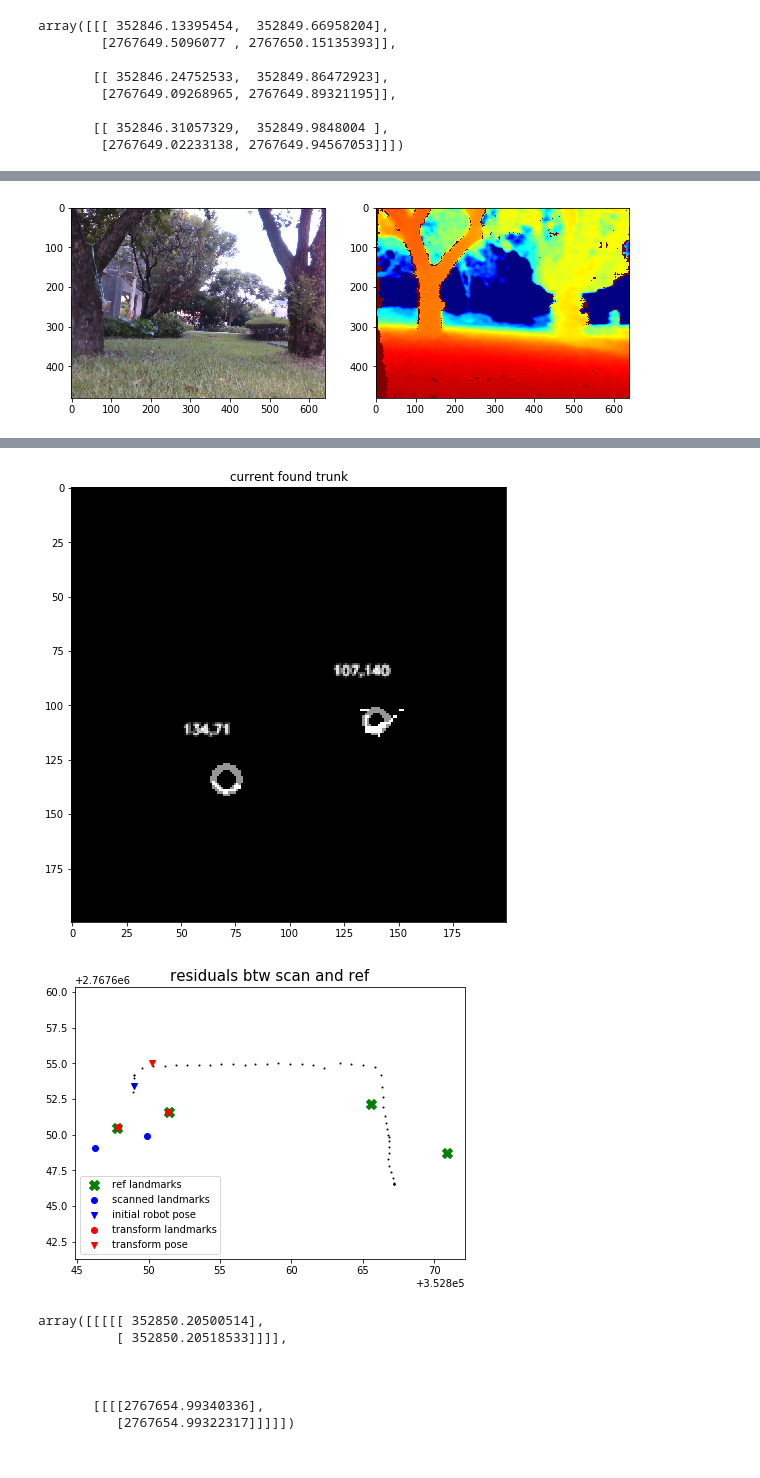
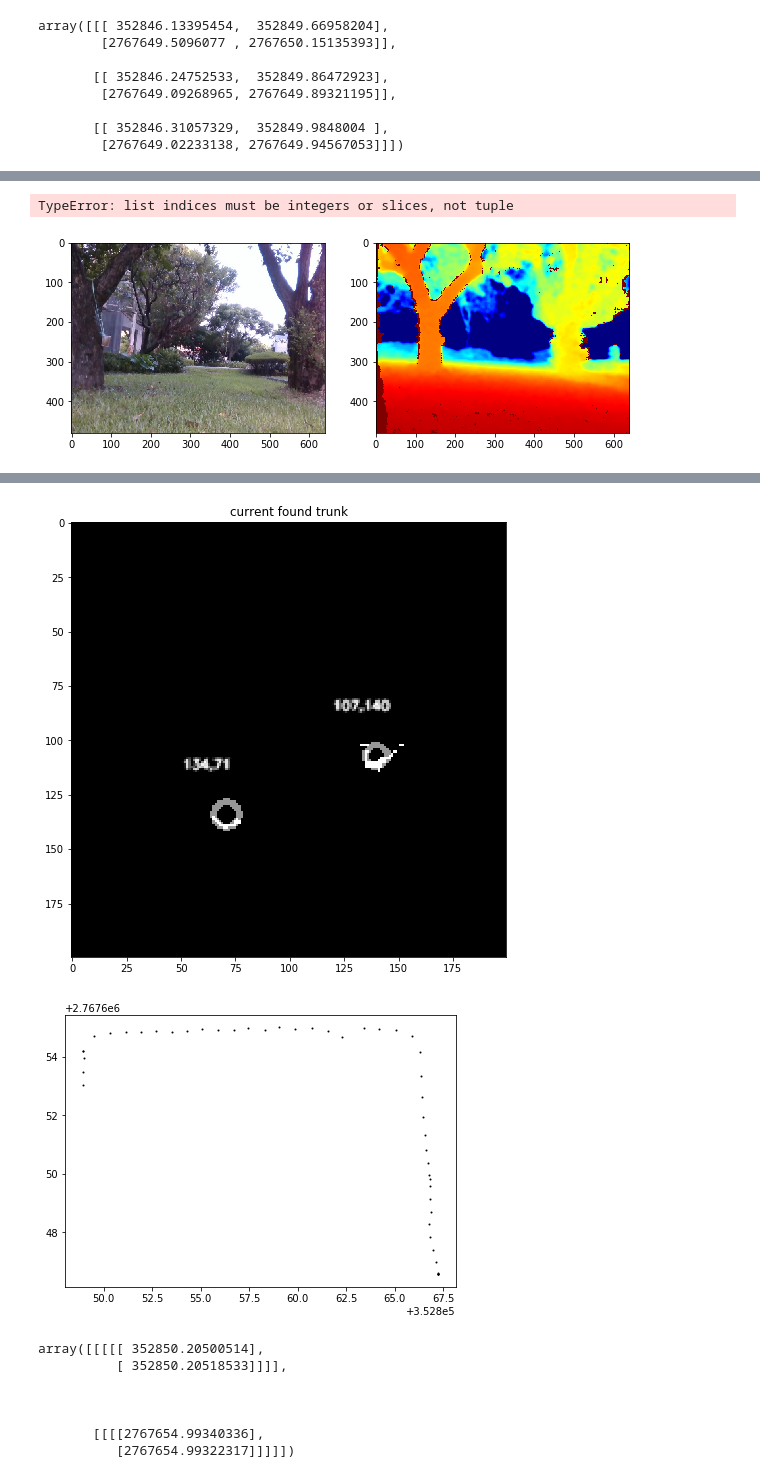
Before and after one commit to Chen-Yu-Qiang/mapping_explorer, a Jupyter notebook: jupyterNotebook/demo_test_loc_series.ipynb, the cells around one changed output, grey strips where cells are left out. Cells and saved outputs as stored; diff of their text form; code cells hidden in the pictures.

```diff
--- a/jupyterNotebook/demo_test_loc_series.ipynb
+++ b/jupyterNotebook/demo_test_loc_series.ipynb
@@ -476,9 +484,16 @@ cY_utm_ref = center_utm_ref[1,:]
 # plt.legend()
 # plt.draw()
 
+fig5 = plt.figure(figsize=(7,5))
+plt.scatter(cX_utm_ref, cY_utm_ref, c='g', label='ref landmarks', marker='X',s=100)
+# plt.scatter(utm_x_ref, utm_y_ref, label='start_recording',c='black')
+plt.scatter(cX_utm_loc, cY_utm_loc, label='scanned landmarks',c='b')
+plt.scatter(utm_x_loc, utm_y_loc, label='initial robot pose',c='b', marker="v")
+
 ''' find rigid transformation '''
 P = center_utm_ref
 U = center_utm_loc
+utm_loc = np.array([[utm_x_loc],[utm_y_loc]])
 resid_scalar = 50
 
 def find_second(row_index, first_min):
@@ -542,8 +557,9 @@ while resid_scalar > 1:
     print('R: ',R)
     print('theta (deg): ',(np.arctan2(-R[1,0], R[0,0]))/np.pi*180)
     print('translation: ',t)
+
     U_new = R@X+U_bar+t
-    utm_loc = np.array([[utm_x_loc],[utm_y_loc]])
+
     utm_loc_decentral = utm_loc-U_bar
     utm_loc_new = R@utm_loc_decentral+U_bar+t
 
@@ -553,6 +569,8 @@ while resid_scalar > 1:
     resid_scalar = residuals.sum()
     print("residual = ",resid_scalar)
     U = U_new
+    utm_loc = np.array([[utm_loc_new[0][0]],[utm_loc_new[1][0]]])
+
     print("iteration time: ", count)
     if count>4:
         print("iterate over 5 times!!")
@@ -562,11 +580,6 @@ while resid_scalar > 1:
 traj = np.load('/home/ncslaber/109-2/210725_NTU_leftAreaLibrary/ntu_test2_2021-07-25-17-42-59/traj_GPS_filtered.npy')
 traj_x = traj[0,:]
 traj_y = traj[1,:]
-fig5 = plt.figure(figsize=(7,5))
-plt.scatter(cX_utm_ref, cY_utm_ref, c='g', label='ref landmarks', marker='X',s=100)
-# plt.scatter(utm_x_ref, utm_y_ref, label='start_recording',c='black')
-plt.scatter(cX_utm_loc, cY_utm_loc, label='scanned landmarks',c='b')
-plt.scatter(utm_x_loc, utm_y_loc, label='initial robot pose',c='b', marker="v")
 plt.scatter(traj_x[0:len(traj_x)-300:100], traj_y[0:len(traj_y)-300:100],c='black',s=1)
 
 plt.scatter(U_new[0,:], U_new[1,:], label='transform landmarks',c='r')
@@ -830,14 +844,14 @@ cY_utm_ref = center_utm_ref[1,:]
 # plt.draw()
 
 fig5 = plt.figure(figsize=(7,5))
-plt.scatter(cX_utm_ref, cY_utm_ref, c='g', label='ref landmarks', marker='X',s=100)
-# plt.scatter(utm_x_ref, utm_y_ref, label='start_recording',c='black')
-plt.scatter(cX_utm_loc, cY_utm_loc, label='scanned landmarks',c='b')
-plt.scatter(utm_x_loc, utm_y_loc, label='initial robot pose',c='b', marker="v")
+# plt.scatter(cX_utm_ref, cY_utm_ref, c='g', label='ref landmarks', marker='X',s=100)
+# plt.scatter(cX_utm_loc, cY_utm_loc, label='scanned landmarks',c='b')
+# plt.scatter(utm_x_loc, utm_y_loc, label='initial robot pose',c='b', marker="v")
 
 ''' find rigid transformation '''
 P = center_utm_ref
 U = center_utm_loc
+utm_loc = np.array([[utm_x_loc],[utm_y_loc]])
 resid_scalar = 50
 
 def find_second(row_index, first_min):
@@ -912,8 +926,8 @@ while count<4:#resid_scalar > 1:
     resid_scalar = residuals.sum()
     print("residual = ",resid_scalar)
     U = U_new
-    utm_x_loc = utm_loc_new[0][0]
-    utm_y_loc = utm_loc_new[1][0]
+    utm_loc = np.array([[utm_loc_new[0][0]],[utm_loc_new[1][0]]])
+
     print("iteration time: ", count)
     if count>4:
         print("iterate over 5 times!!")
@@ -924,36 +938,43 @@ traj = np.load('/home/ncslaber/109-2/210725_NTU_leftAreaLibrary/ntu_test2_2021-0
 traj_x = traj[0,:]
 traj_y = traj[1,:]
 plt.scatter(traj_x[0:len(traj_x)-300:100], traj_y[0:len(traj_y)-300:100],c='black',s=1)
 
-plt.scatter(U_new[0,:], U_new[1,:], label='transform landmarks',c='r')
-plt.scatter(utm_loc_new[0], utm_loc_new[1], label='transform pose',c='r', marker="v")
+
+plt.scatter(U_total[0,0,:], U_total[0,1,:], label='scanned landmarks',c=colors[0])
+plt.scatter(utm_loc_total[0,0,:], utm_loc_total[0,1,:], label='initial robot pose',c=colors[0], marker="v")
+plt.scatter(U_new_total[0,0,:], U_new_total[0,1,:], label='transform landmarks',c=colors[0])
+plt.scatter(utm_loc_new_total[0,0,:], utm_loc_new_total[0,1,:], label='transform pose',c=colors[0], marker="v")
+
+# plt.scatter(U_new[0,:], U_new[1,:], label='transform landmarks',c='r')
+# plt.scatter(utm_loc_new[0], utm_loc_new[1], label='transform pose',c='r', marker="v")
 
 plt.axis('equal')
 plt.title('residuals btw scan and ref', fontsize=15)
 plt.legend()
 plt.show()
 # %% [output]
 >>>>num_objects: 5
 # of points:  (4, 3)
 # of points:  (2, 3)
 # of points:  (48, 3)
 x,y,r:  107 140 5
 # of points:  (24, 3)
 x,y,r:  134 71 6
 >>>> start to ICP >>>>
 dist:  [[ 2.06977409  5.78457431 19.54327545 24.67779996]
  [ 2.18284287  2.34014383 15.84708167 21.08953864]]
 match point:  [(0, 0), (1, 0)]
 matched same ref landmarks!
 ... (41 lines left out)
 translation:  [[0.]
  [0.]]
 residual =  0.18422812392236665
 iteration time:  4
+TypeError: list indices must be integers or slices, not tuple
 [figure]
 [figure]
 [figure]
-[figure, old version]
+[figure, new version]
 # %%
 utm_loc_new
 # %% [output]
```
Also changed, not shown: parts of 7 cells of this notebook, 2 other files.
